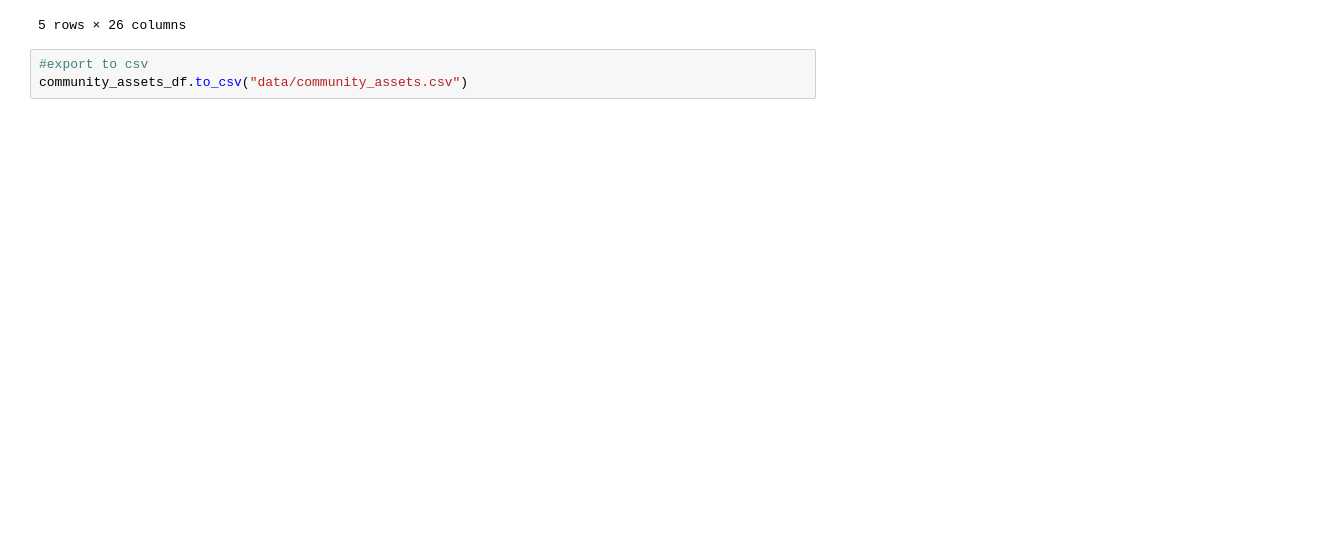
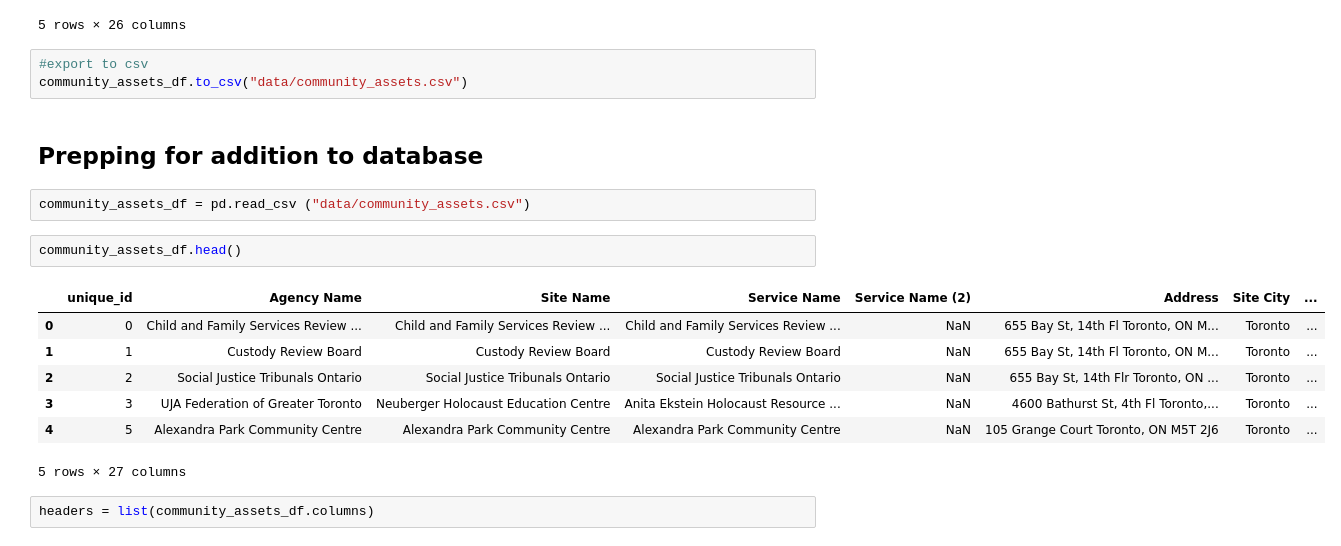
Before and after one commit to bnarath/Toronto_Rental_ETL_Project, a Jupyter notebook: TPS/Community Assets.ipynb, the cells around one changed output. Saved outputs shown, nothing was run; the diff lists cells and outputs as text; blank space fills up the shorter version.

```diff
--- a/TPS/Community Assets.ipynb
+++ b/TPS/Community Assets.ipynb
@@ -708,3 +708,20 @@ community_assets_df.head()
 # %%
 #export to csv
 community_assets_df.to_csv("data/community_assets.csv")
+# %% [markdown]
+Prepping for addition to database
+---
+# %%
+community_assets_df = pd.read_csv ("data/community_assets.csv")
+# %%
+community_assets_df.head()
+# %% [output]
+|  | unique_id | Agency Name | Site Name | Service Name | Service Name (2) | Address | Site City | ... |
+| 0 | 0 | Child and Family Services Review ... | Child and Family Services Review ... | Child and Family Services Review ... | NaN | 655 Bay St, 14th Fl Toronto, ON M... | Toronto | ... |
+| 1 | 1 | Custody Review Board | Custody Review Board | Custody Review Board | NaN | 655 Bay St, 14th Fl Toronto, ON M... | Toronto | ... |
+| 2 | 2 | Social Justice Tribunals Ontario | Social Justice Tribunals Ontario | Social Justice Tribunals Ontario | NaN | 655 Bay St, 14th Flr Toronto, ON ... | Toronto | ... |
+| 3 | 3 | UJA Federation of Greater Toronto | Neuberger Holocaust Education Centre | Anita Ekstein Holocaust Resource ... | NaN | 4600 Bathurst St, 4th Fl Toronto,... | Toronto | ... |
+| 4 | 5 | Alexandra Park Community Centre | Alexandra Park Community Centre | Alexandra Park Community Centre | NaN | 105 Grange Court Toronto, ON M5T 2J6 | Toronto | ... |
+5 rows × 27 columns
+# %%
+headers = list(community_assets_df.columns)
```
Also changed, not shown: parts of 4 cells of this notebook, 2 other files.
